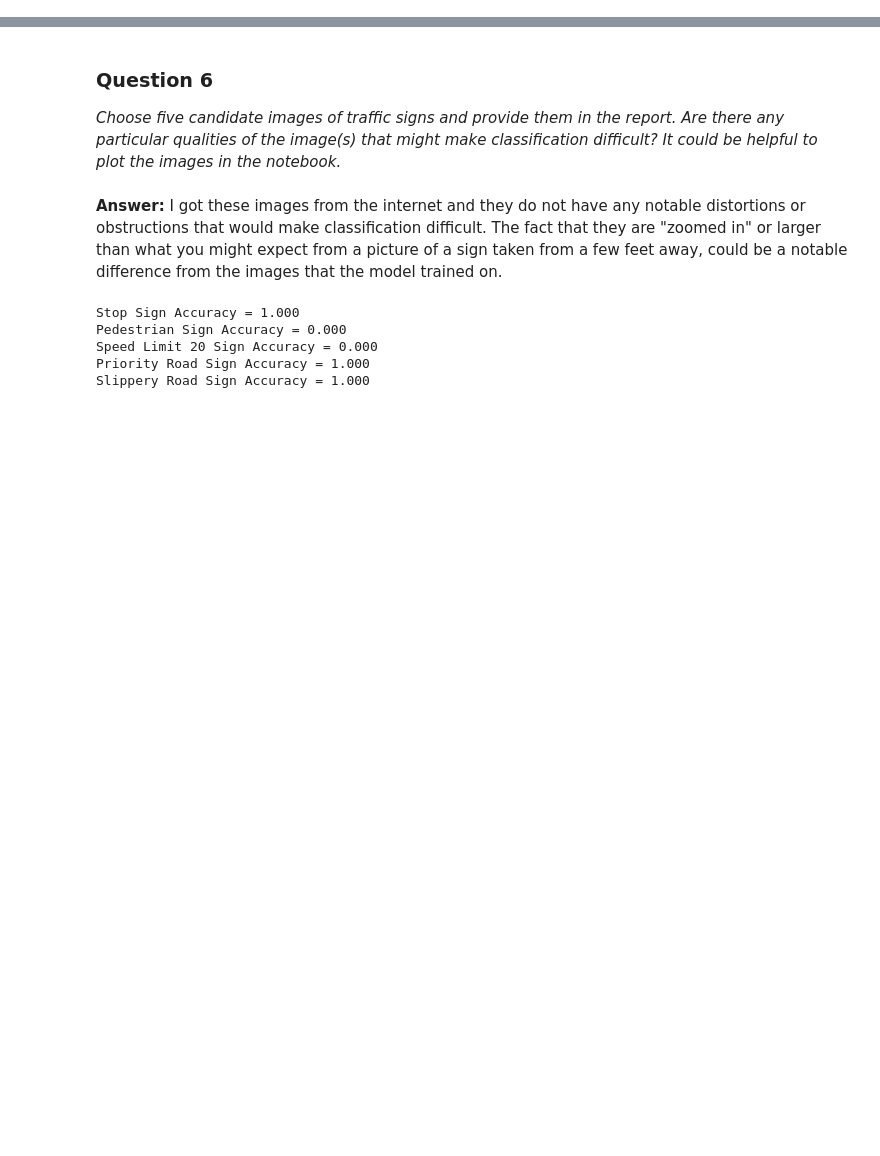
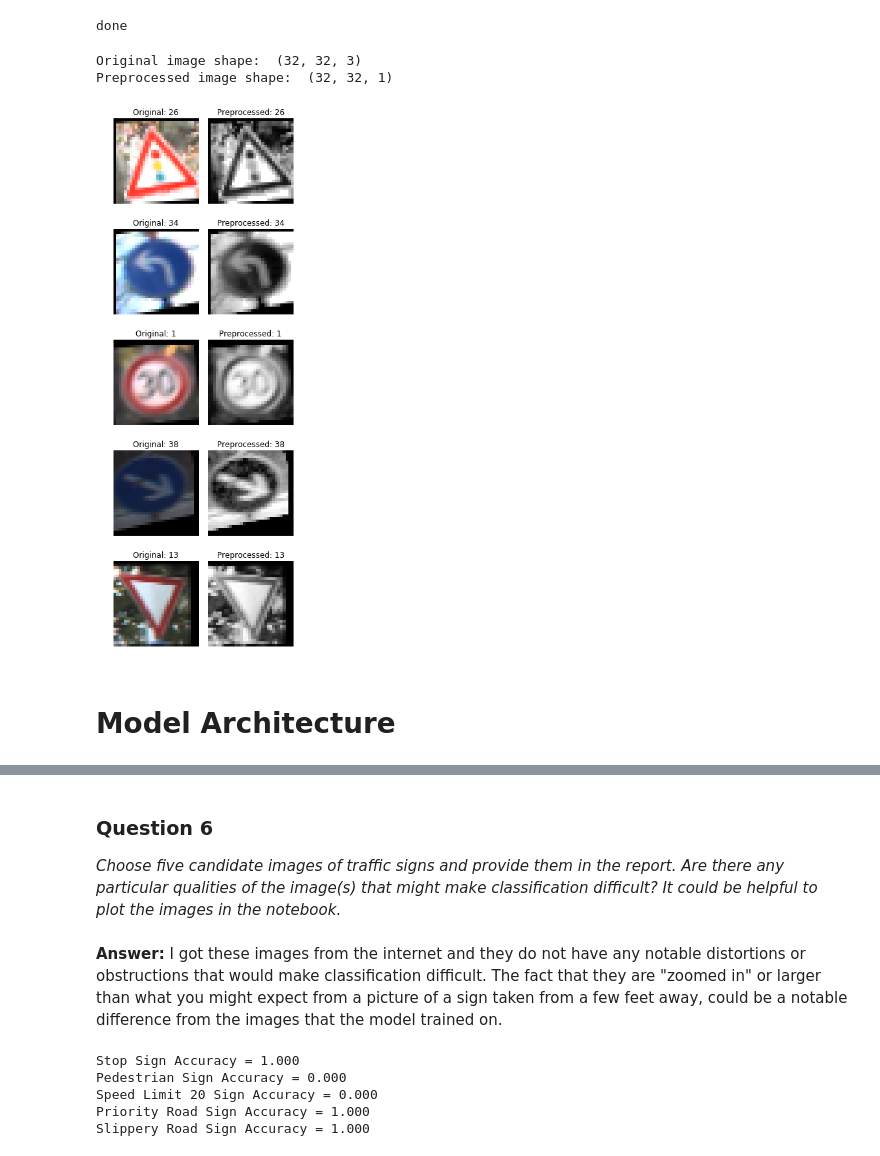
Before and after one commit to rob-burrus/CarND-Traffic-Sign-Classifier-Project, a Jupyter notebook: Traffic_Sign_Classifier.ipynb, the cells around one changed output, grey strips where cells are left out. Drawn from its saved outputs; the diff is of its cells as text; code cells hidden in the pictures; blank space fills up the shorter version.

```diff
--- a/Traffic_Sign_Classifier.ipynb
+++ b/Traffic_Sign_Classifier.ipynb
@@ -461,0 +126,61 @@ print("5 New Test Images")
+# %%
+
+
+def preprocess(images):
+    """
+    Apply grayscale, histogram equalization, and pixel normalization on images
+
+    Arguments:
+        * images: Image data - each image should be 32x32x3
+
+    Returns:
+        *  Preprocessed image reshaped to 32x32, one-hot encoded labels
+    """
+    length = len(images)
+    processed = np.empty([length, 32, 32])
+    for i in range(length):
+        img = cv2.cvtColor(images[i], cv2.COLOR_RGB2GRAY) #grayscale
+        processed[i] = cv2.equalizeHist(img) # histogram equalization
+
+
+    processed = (processed - 127.5)/127.5 # normalize [-1, 1]
+
+    processed = np.expand_dims(processed, axis=3)
+    return processed
+
+
+########################################
+# Preprocess trainging and testing data
+########################################
+X_train_preprocessed = preprocess(X_train_augmented)
+X_test_preprocessed = preprocess(X_test)
+print('done')
+# %% [output]
+done
+# %%
+
+def visualize_preprocessing(original, preprocessed, labels):
+    fig, axs = plt.subplots(5,2, figsize=(5,15))
+    fig.subplots_adjust(hspace = .3, wspace=.1)
+    axs = axs.ravel()
+
+    print("Original image shape: ", original[0].shape)
+    print("Preprocessed image shape: ", preprocessed[0].shape)
+    for i in range(0,9,2):
+        index = random.randint(0, len(original))
+        original_img = original[index]
+        axs[i].imshow(original_img)
+        axs[i].axis('off')
+        axs[i].set_title("Original: %d" % labels[index])
+        preprocessed_img = preprocessed[index].squeeze()
+        axs[i+1].imshow(preprocessed_img, cmap='gray')
+        axs[i+1].axis('off')
+        axs[i+1].set_title("Preprocessed: %d" % labels[index])
+
+visualize_preprocessing(X_train_augmented, X_train_preprocessed, y_train_augmented)
+# %% [output]
+Original image shape:  (32, 32, 3)
+Preprocessed image shape:  (32, 32, 1)
+[figure, added]
+# %% [markdown]
+# Model Architecture
```
Also changed, not shown: parts of 51 cells of this notebook, 22 other files.
